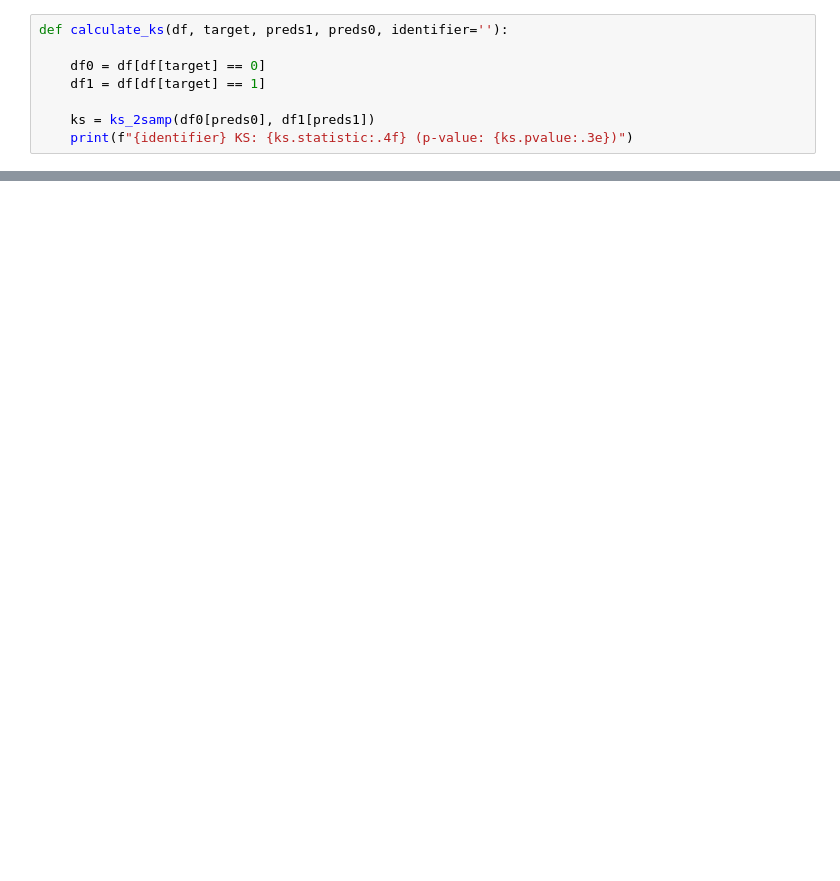
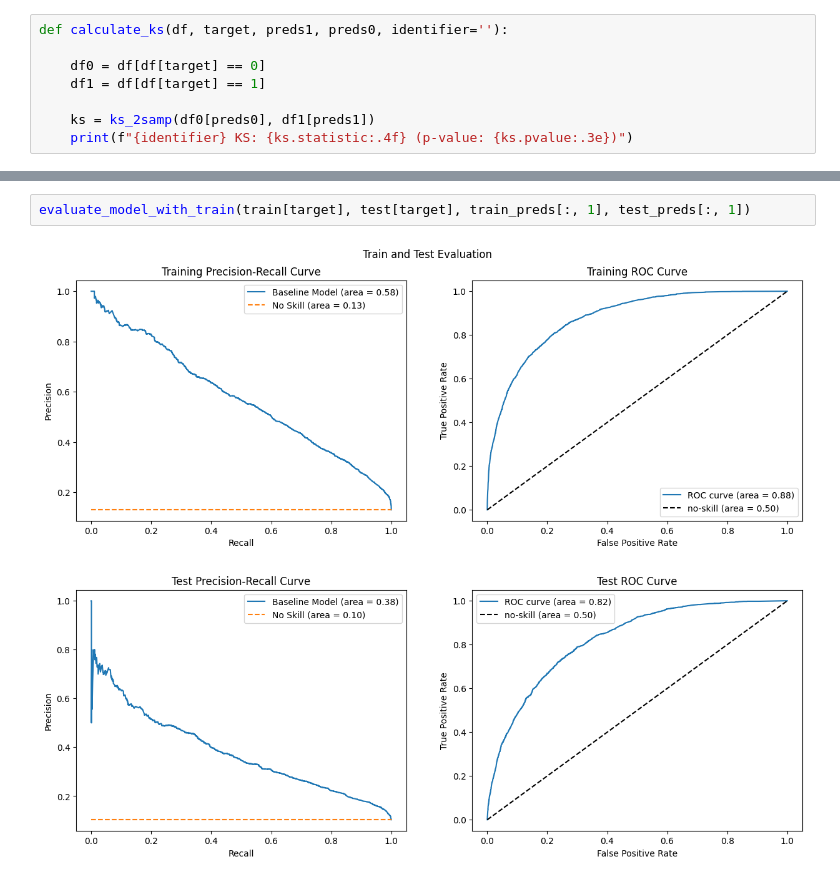
Before and after one commit to nicolas-bc/credit-model, a Jupyter notebook: prod_model.ipynb, the cells around one changed output, grey strips where cells are left out. Cells and saved outputs as stored; diff of their text form; blank space fills up the shorter version.

```diff
--- a/prod_model.ipynb
+++ b/prod_model.ipynb
@@ -117,3 +126,8 @@ See the caveats in the documentation: https://pandas.pydata.org/pandas-docs/stab
+# %%
+evaluate_model_with_train(train[target], test[target], train_preds[:, 1], test_preds[:, 1])
+# %% [output]
+[figure, added]
+[figure, added]
 # %%
 calculate_ks(train, 'TARGET_default_within_11m', 'preds1', 'preds0', 'train')
 calculate_ks(test, 'TARGET_default_within_11m', 'preds1', 'preds0', 'test')
```
Also changed, not shown: parts of 22 cells of this notebook, 9 other files.
